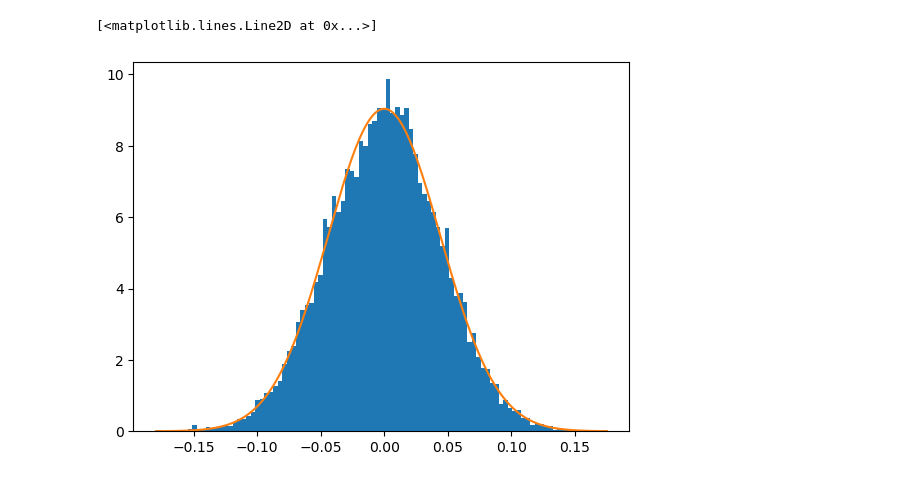
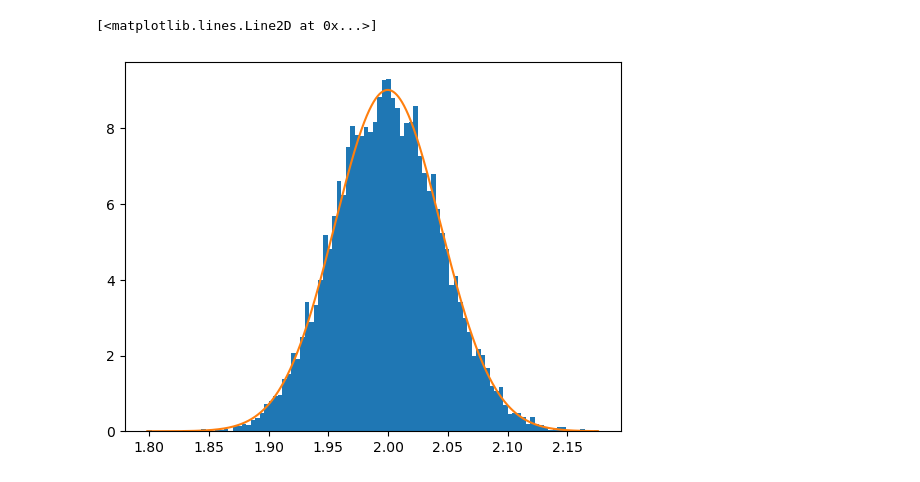
Before and after one commit to EmmaBalzanelli/astrostatistics_bicocca_2025, a Jupyter notebook: working/02_Integral(03).ipynb, the cells around one changed output. Saved outputs shown, nothing was run; the diff lists cells and outputs as text; code cells hidden in the pictures.

```diff
--- a/working/02_Integral(03).ipynb
+++ b/working/02_Integral(03).ipynb
@@ -20,7 +20,9 @@ integral
 # %%
-#studio dei resdui all'aumentare del numero di sample (convergenza al valore vero)
+#studio dei resdui all'aumentare del numero di sample (convergenza al valore vero) e andamento errori
 true_v = 2*(sigma**4)
-N = np.linspace(100, 1000000, 10000, dtype=int) #genero sample di N tra 100 e 100000 con step 1000
+#N = np.linspace(100, 1000000, 10000, dtype=int) #genero sample di N tra 100 e 100000 con step 1000
+N = np.unique(np.logspace(0,6,100,dtype=int))
+print(N)
 result_n = []
 truev_vec = []
 
@@ -47,21 +61,19 @@ plt.show()
 # %%
-#andamento degli errori per N fissato
-error_fixedN = []
+#andamento dei risultati per N fissato
+result_fixedN = []
 N = 10000
 
 for i in range(N):
     xi_fixedN = np.abs(np.random.normal(0,sigma,N))
-    error_fixedN.append(true_v-((np.sqrt(2*np.pi*sigma**2))/2) * np.mean((xi_fixedN**3)))
+    result_fixedN.append(((np.sqrt(2*np.pi*sigma**2))/2) * np.mean(xi_fixedN**3))
 # %%
 def gauss_fit(x,mu,std): #definisco gaussiana analitica per fit
     return (1/np.sqrt(2 * np.pi * std**2)) * np.exp(- ((x-mu)**2) / (2 * std**2))
 
-myfit = gauss_fit(np.linspace(np.min(error_fixedN),np.max(error_fixedN),N),np.mean(error_fixedN),np.std(error_fixedN))
+myfit = gauss_fit(np.linspace(np.min(result_fixedN),np.max(result_fixedN),N),np.mean(result_fixedN),np.std(result_fixedN))
 # %%
-plt.hist(np.array(error_fixedN), bins=int(np.sqrt(N)), density=True)
-plt.plot(np.linspace(np.min(error_fixedN),np.max(error_fixedN),N),myfit)
-#se l'errore va come sqrt(N)  ha senso prendere bin ~ sqrt(N)
-#density=True normalizza!!!
+plt.hist(np.array(result_fixedN), bins=int(np.sqrt(N)), density=True)
+plt.plot(np.linspace(np.min(result_fixedN),np.max(result_fixedN),N), myfit)
 # %% [output]
 [<matplotlib.lines.Line2D at 0x...>]
-[figure, old version]
+[figure, new version]
```
Also changed, not shown: parts of 3 cells of this notebook.
